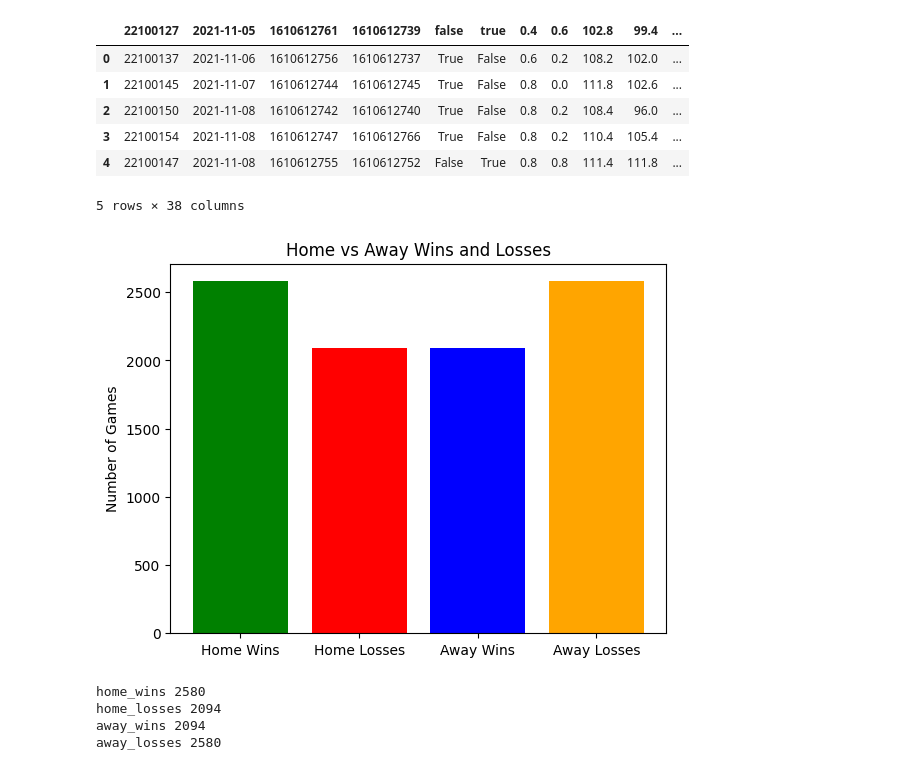
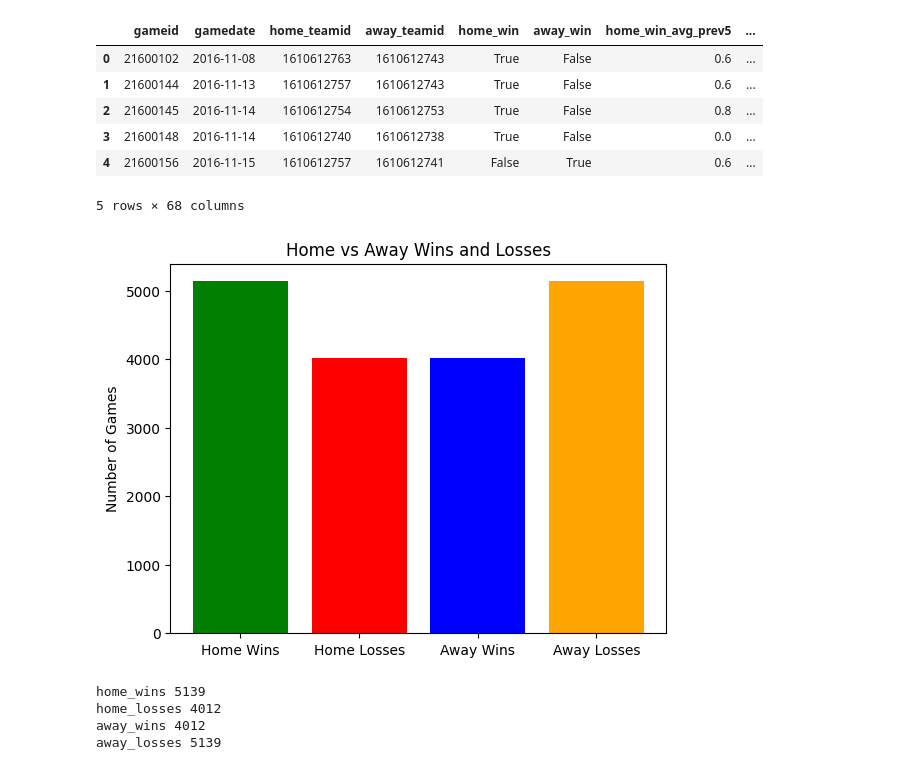
Before and after one commit to WayneGretzky1/nba_game_predictor, a Jupyter notebook: neural_network.ipynb, the cells around one changed output. Saved outputs shown, nothing was run; the diff lists cells and outputs as text; code cells hidden in the pictures.

```diff
--- a/neural_network.ipynb
+++ b/neural_network.ipynb
@@ -14,16 +14,16 @@ from sklearn.metrics import precision_score, recall_score, f1_score
 from sklearn.metrics import roc_curve, auc, precision_recall_curve, average_precision_score
 torch.set_printoptions(sci_mode=False)
 # %%
-nba_df = pd.read_csv("https://raw.githubusercontent.com/WayneGretzky1/nba_game_predictor/refs/heads/main/cleaned_w_rest.csv")
+nba_df = pd.read_csv("https://raw.githubusercontent.com/WayneGretzky1/nba_game_predictor/refs/heads/main/cleaned_enriched.csv")
 nba_df.head()
 # %% [output]
-|  | 22100127 | 2021-11-05 | 1610612761 | 1610612739 | false | true | 0.4 | 0.6 | 102.8 | 99.4 | ... |
-| 0 | 22100137 | 2021-11-06 | 1610612756 | 1610612737 | True | False | 0.6 | 0.2 | 108.2 | 102.0 | ... |
-| 1 | 22100145 | 2021-11-07 | 1610612744 | 1610612745 | True | False | 0.8 | 0.0 | 111.8 | 102.6 | ... |
-| 2 | 22100150 | 2021-11-08 | 1610612742 | 1610612740 | True | False | 0.8 | 0.2 | 108.4 | 96.0 | ... |
-| 3 | 22100154 | 2021-11-08 | 1610612747 | 1610612766 | True | False | 0.8 | 0.2 | 110.4 | 105.4 | ... |
-| 4 | 22100147 | 2021-11-08 | 1610612755 | 1610612752 | False | True | 0.8 | 0.8 | 111.4 | 111.8 | ... |
+|  | gameid | gamedate | home_teamid | away_teamid | home_win | away_win | home_win_avg_prev5 | ... |
+| 0 | 21600102 | 2016-11-08 | 1610612763 | 1610612743 | True | False | 0.6 | ... |
+| 1 | 21600144 | 2016-11-13 | 1610612757 | 1610612743 | True | False | 0.6 | ... |
+| 2 | 21600145 | 2016-11-14 | 1610612754 | 1610612753 | True | False | 0.8 | ... |
+| 3 | 21600148 | 2016-11-14 | 1610612740 | 1610612738 | True | False | 0.0 | ... |
+| 4 | 21600156 | 2016-11-15 | 1610612757 | 1610612741 | False | True | 0.6 | ... |
-5 rows × 38 columns
+5 rows × 68 columns
 # %%
 home_wins = nba_df['home_win'].sum()
 home_losses = len(nba_df) - home_wins
@@ -42,11 +42,11 @@ print("home_losses", home_losses)
 print("away_wins", away_wins)
 print("away_losses", away_losses)
 # %% [output]
-[figure, old version]
+[figure, new version]
-home_wins 2580
-home_losses 2094
-away_wins 2094
-away_losses 2580
+home_wins 5139
+home_losses 4012
+away_wins 4012
+away_losses 5139
 # %%
 feature_df = nba_df.drop(columns=['home_win', 'away_win', 'gameid', 'gamedate', 'home_teamid', 'away_teamid'])
 corr_matrix = feature_df.corr()
```
Also changed, not shown: parts of 8 cells of this notebook.
